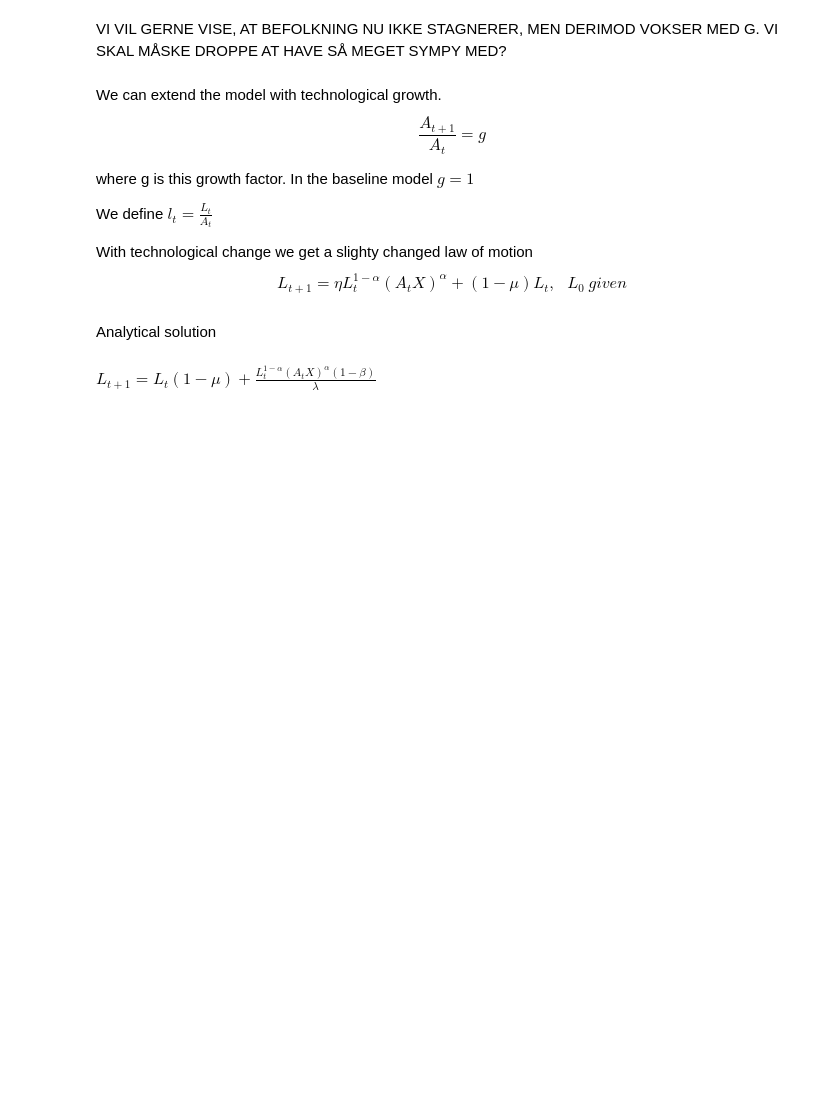
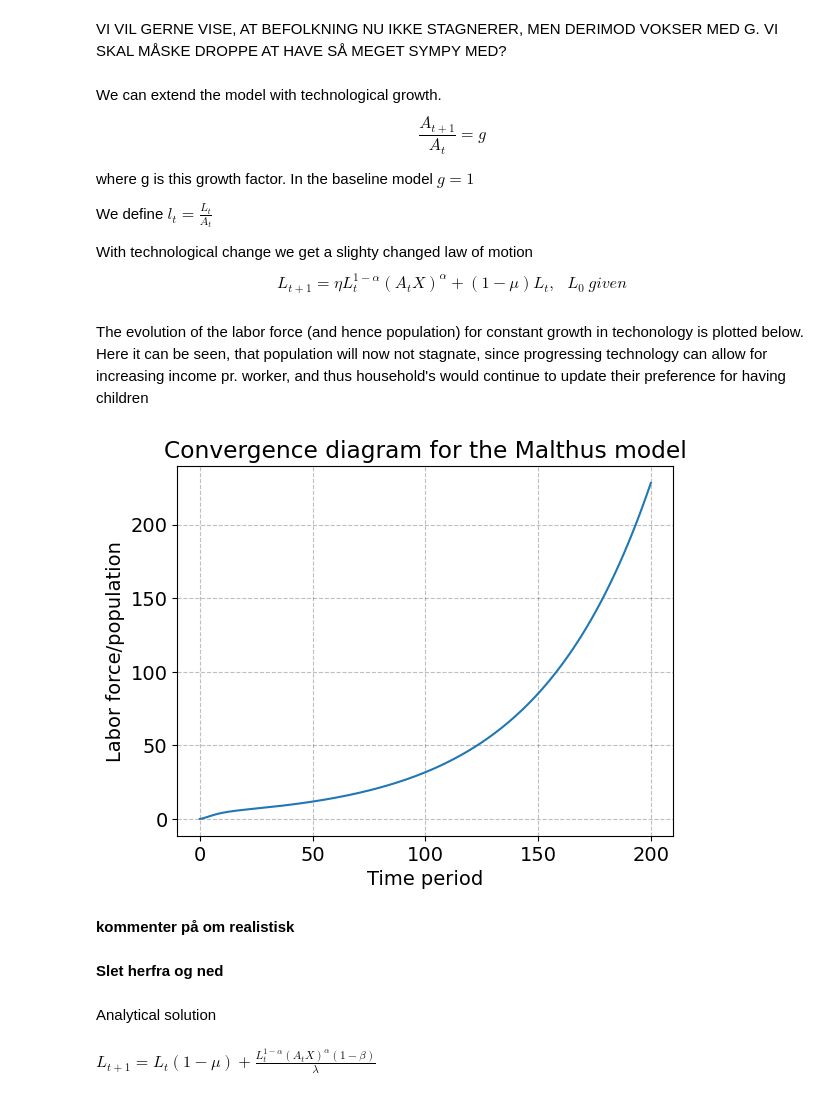
Before and after one commit to NumEconCopenhagen/projects-2023-jos-p-og-tex, a Jupyter notebook: modelproject/modelproject.ipynb, the cells around one changed output. Cells and saved outputs as stored; diff of their text form; code cells hidden in the pictures; blank space fills up the shorter version.

Commit message:
Extension

```diff
--- a/modelproject/modelproject.ipynb
+++ b/modelproject/modelproject.ipynb
@@ -283,6 +280,16 @@ With technological change we get a slighty changed law of motion
 $$
 L_{t+1} = \eta L_{t}^{1-\alpha}(A_{t}X)^{\alpha}+(1-\mu)L_{t}, \ \ \ L_{0} \ given
 $$
+# %% [markdown]
+The evolution of the labor force (and hence population) for constant growth in techonology is plotted below. Here it can be seen, that population will now not stagnate, since progressing technology can allow for increasing income pr. worker, and thus household's would continue to update their preference for having children
+# %%
+mp.convergence_extension(beta,lamb,mu,alpha,X,T)
+# %% [output]
+[figure, added]
+# %% [markdown]
+**kommenter på om realistisk**
+# %% [markdown]
+**Slet herfra og ned**
 # %% [markdown]
 Analytical solution
 # %%
```
Also changed, not shown: parts of 1 cell of this notebook, 1 other file.
